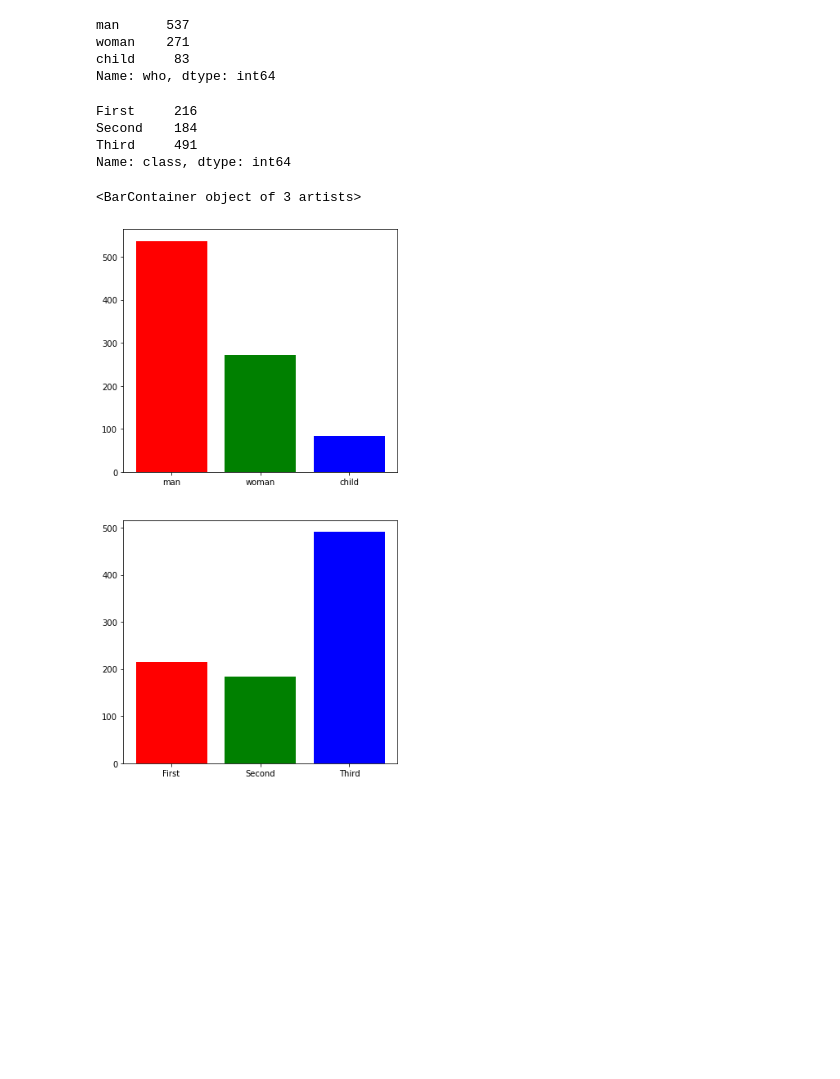
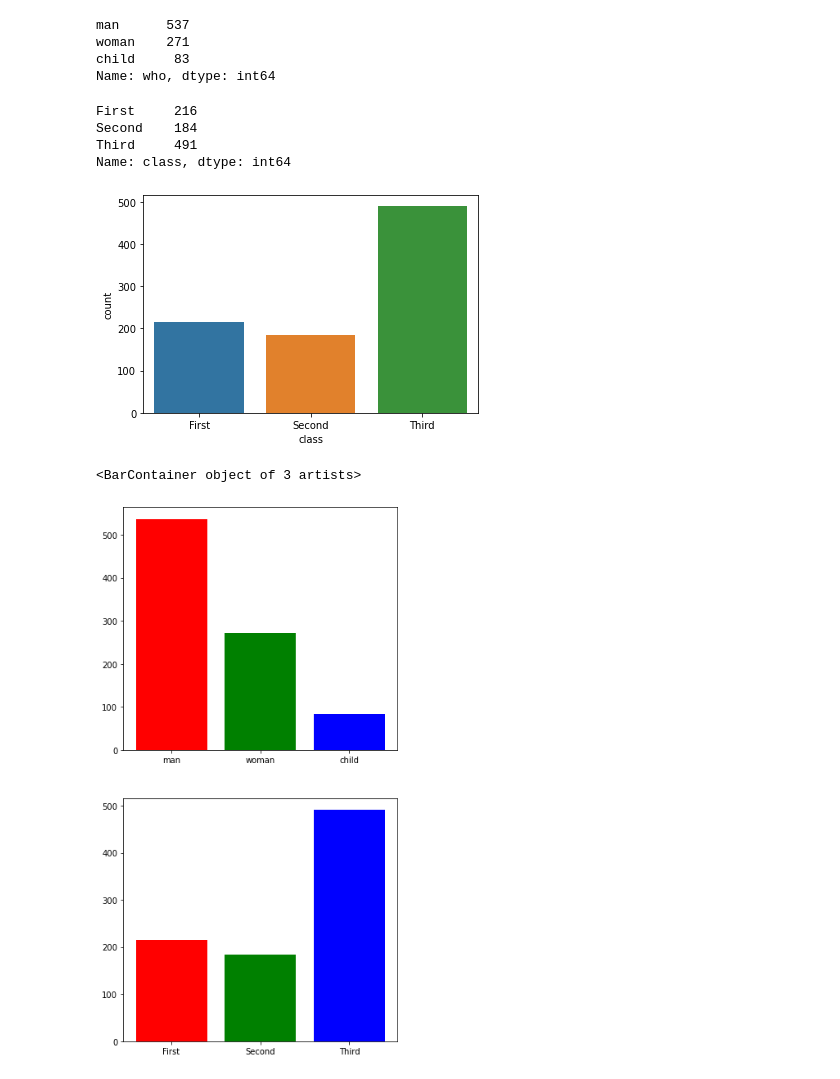
Before and after one commit to tunjaynasibli/IH_RH_DA_FT_JAN_2022, a Jupyter notebook: Class_Materials/Data_Visualization/Matplotlib_Seaborn/Notebook_Code_Along_Matplotlib_Seaborn_Complete.ipynb, the cells around one changed output. Saved outputs shown, nothing was run; the diff lists cells and outputs as text; code cells hidden in the pictures; blank space fills up the shorter version.

```diff
--- a/Class_Materials/Data_Visualization/Matplotlib_Seaborn/Notebook_Code_Along_Matplotlib_Seaborn_Complete.ipynb
+++ b/Class_Materials/Data_Visualization/Matplotlib_Seaborn/Notebook_Code_Along_Matplotlib_Seaborn_Complete.ipynb
@@ -180,6 +180,10 @@ First     216
 Second    184
 Third     491
 Name: class, dtype: int64
+# %%
+ax = sns.countplot(x="class", data=titanic)
+# %% [output]
+[figure, added]
 # %%
 # create figure and axes
 fig3, axes3 = plt.subplots(2,1,figsize = (6,12))
```
